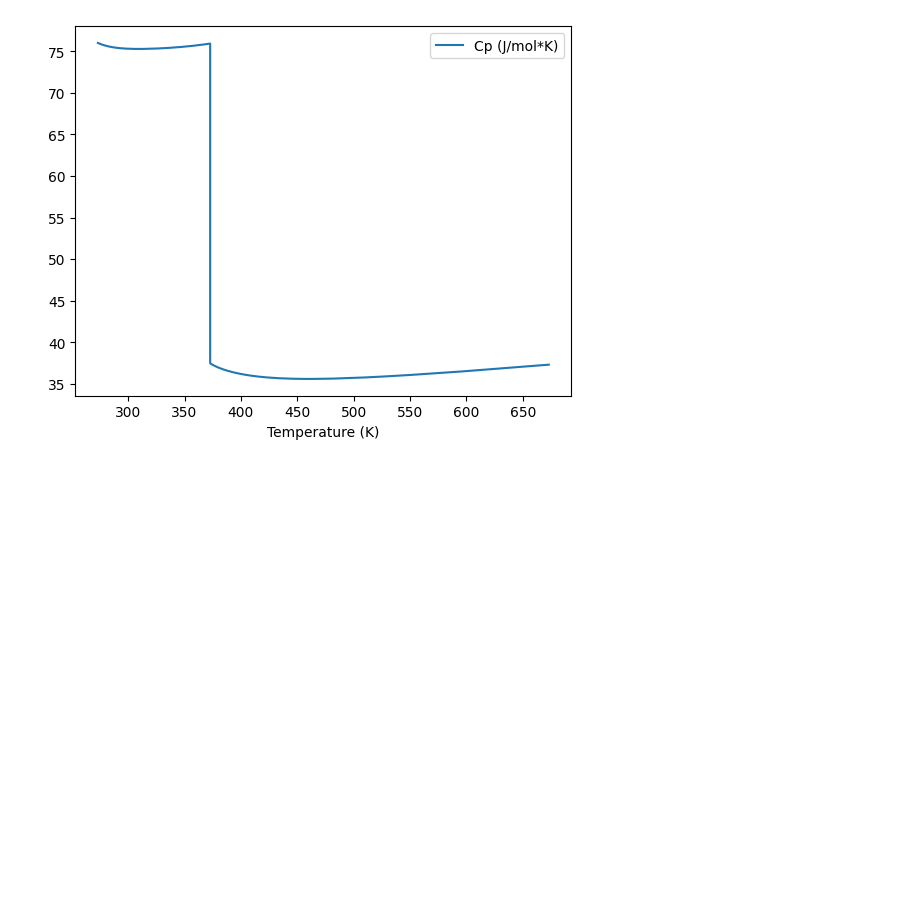
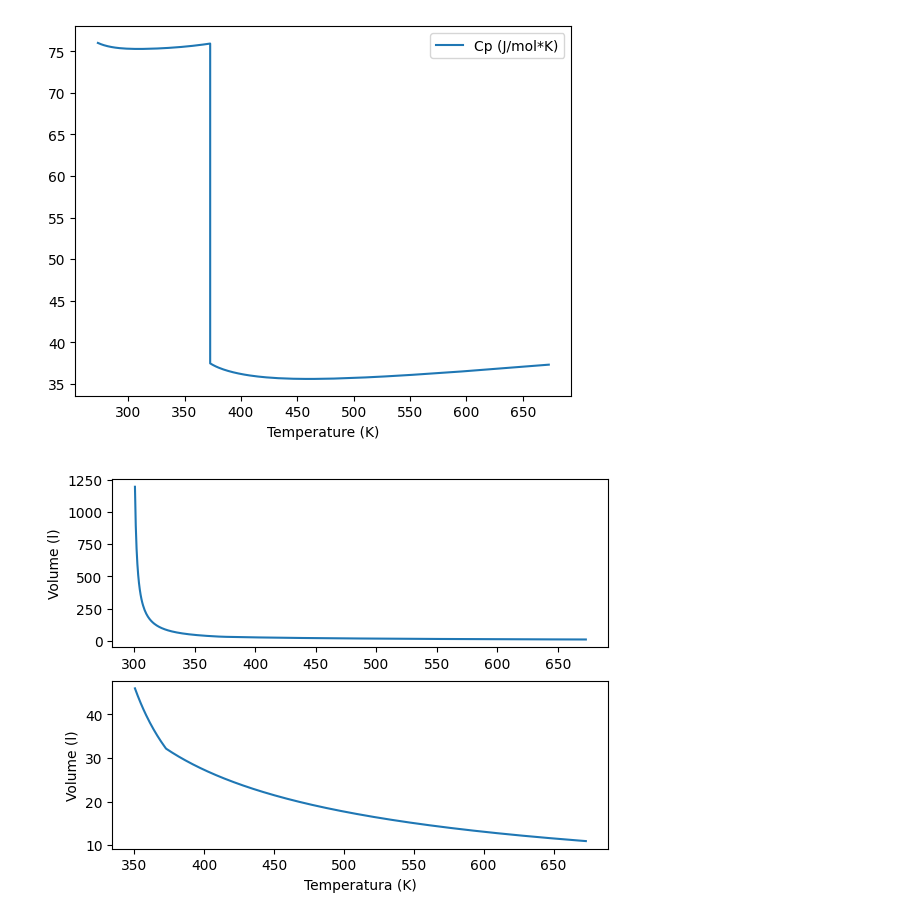
Before and after one commit to guilhermeilum/termo, a Jupyter notebook: desafio4_em_progresso.ipynb, the cells around one changed output. Saved outputs shown, nothing was run; the diff lists cells and outputs as text; code cells hidden in the pictures; blank space fills up the shorter version.

Commit message:
mudando plot

```diff
--- a/desafio4_em_progresso.ipynb
+++ b/desafio4_em_progresso.ipynb
@@ -713,0 +701,20 @@ fig.show()
+# %%
+temperatura = dados_isobaricos["Temperature (K)"][
+    dados_isobaricos["Temperature (K)"] > 300
+]
+H = 1e7#valor errado, vou mudar
+lista_massa = massa_agua(temperatura, H, dados_isobaricos)
+
+temperatura_corte = temperatura[temperatura>350]
+massa_corte =  massa_agua(temperatura_corte, H, dados_isobaricos)
+
+fig, axs = plt.subplots(2)
+axs[0].plot(temperatura, lista_massa)
+axs[1].plot(temperatura_corte,massa_corte)
+
+axs[0].set(ylabel ="Volume (l)")
+axs[1].set(ylabel ="Volume (l)")
+axs[1].set(xlabel="Temperatura (K)")
+plt.show()
+# %% [output]
+[figure, added]
```
Also changed, not shown: parts of 1 cell of this notebook.
